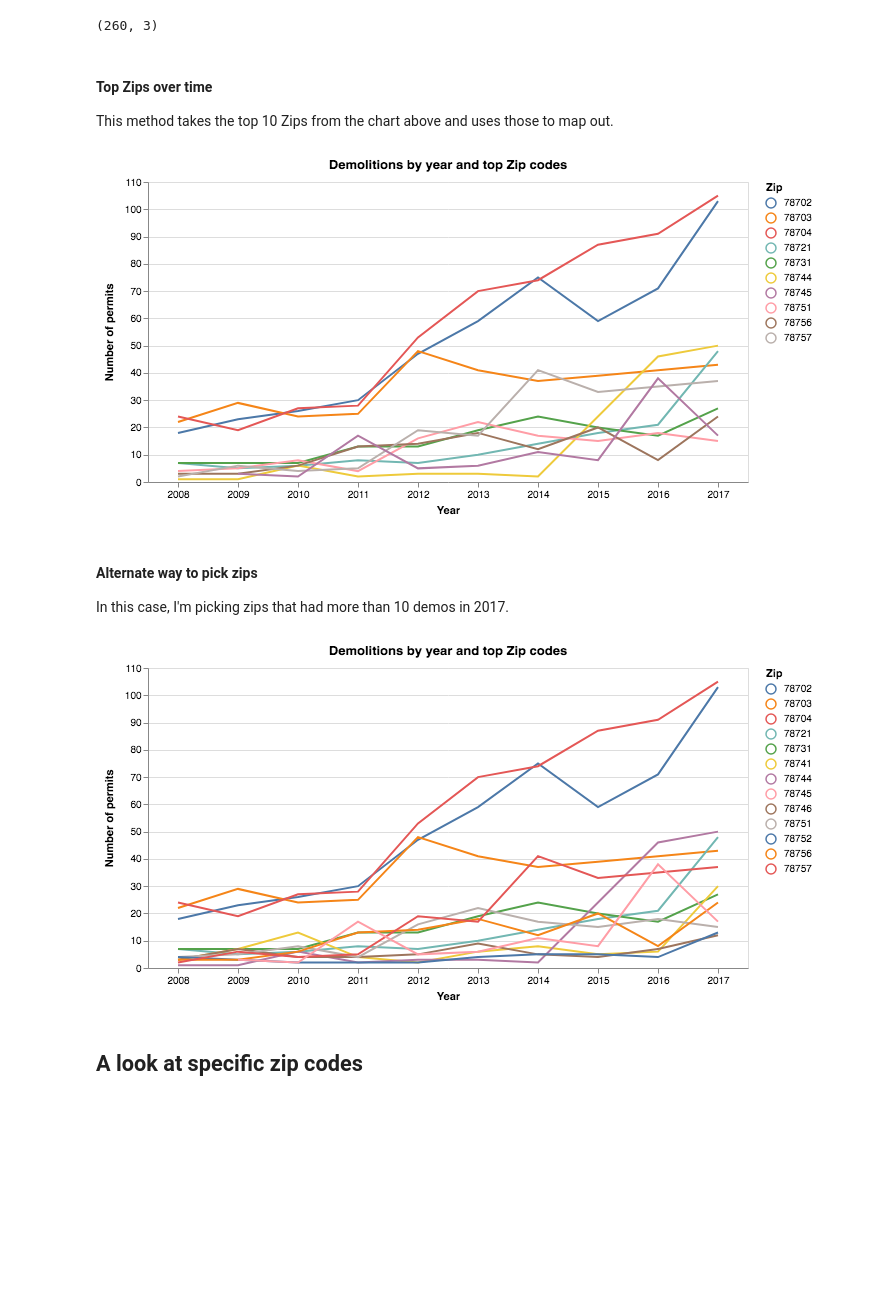
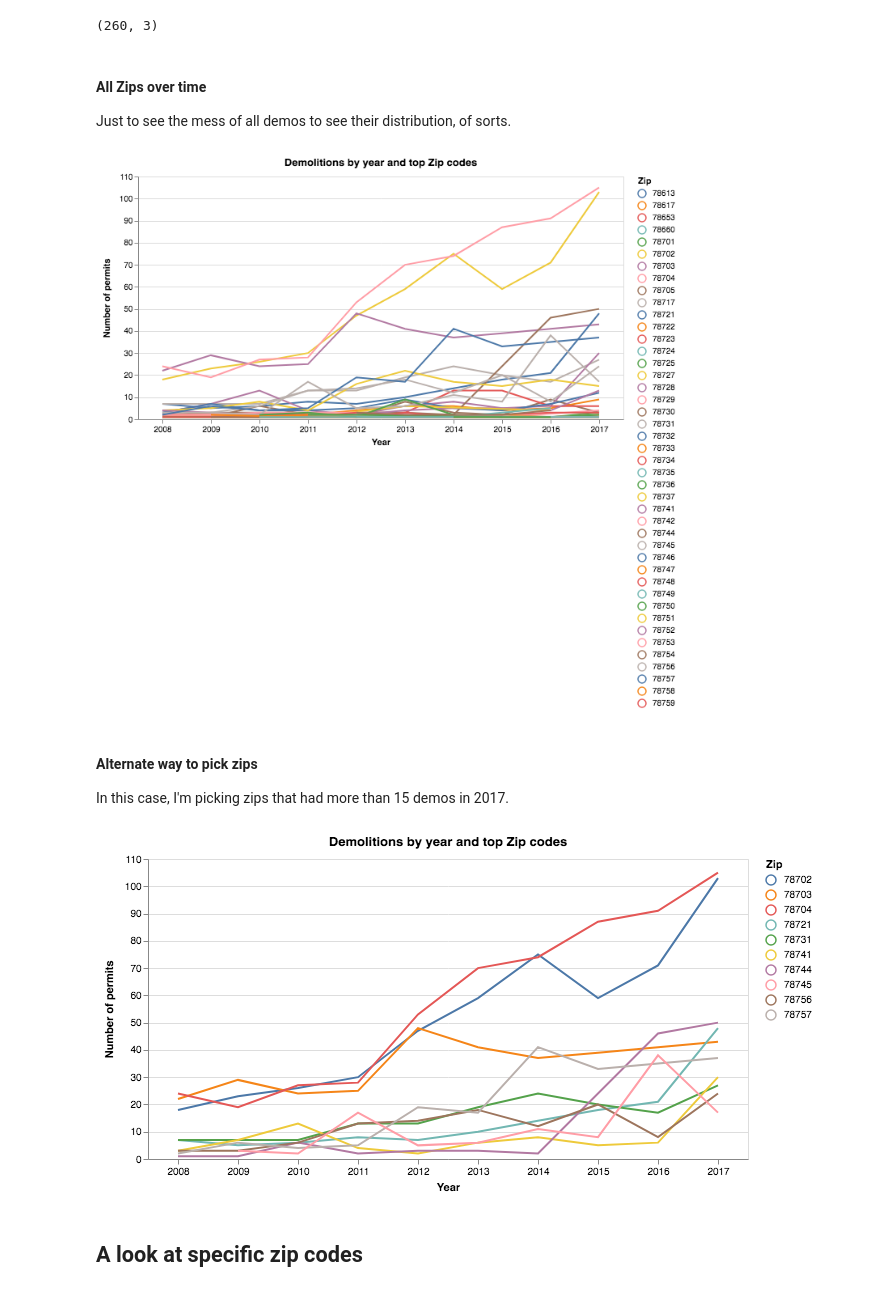
Before and after one commit to swkasica/demolitions, a Jupyter notebook: notebooks/02_Analysis_Full_demos.ipynb, the cells around one changed output. Cells and saved outputs as stored; diff of their text form; code cells hidden in the pictures; blank space fills up the shorter version.

```diff
--- a/notebooks/02_Analysis_Full_demos.ipynb
+++ b/notebooks/02_Analysis_Full_demos.ipynb
@@ -215,7 +253,3 @@ demos_yr_zip.shape
 # demos_yr_zip.head()
 # %% [output]
 (260, 3)
-# %% [markdown]
-#### Top Zips over time
-
-This method takes the top 10 Zips from the chart above and uses those to map out.
@@ -228,23 +256,27 @@ top_demos_yr_zip = demos_yr_zip[demos_yr_zip['Zip'].isin(top_zips)]
+# %% [markdown]
+#### All Zips over time
+
+Just to see the mess of all demos to see their distribution, of sorts.
 # %%
-alt.Chart(top_demos_yr_zip, title="Demolitions by year and top Zip codes").mark_line().encode(
+alt.Chart(demos_yr_zip, title="Demolitions by year and top Zip codes").mark_line().encode(
     x=alt.X("Year:O",
             axis=alt.Axis(title="Year", labelAngle=0)),
     y=alt.Y("Count:Q",
             axis=alt.Axis(title="Number of permits")),
     color="Zip"
 ).properties(width=600)
 # %% [output]
-[figure, old version]
+[figure, new version]
 # %% [markdown]
 #### Alternate way to pick zips
-In this case, I'm picking zips that had more than 10 demos in 2017.
+In this case, I'm picking zips that had more than 15 demos in 2017.
 # %%
 # filter to 2017
 zips_2017 = demos_yr_zip[demos_yr_zip['Year'] == '2017']
 
 # filter the 2017 list to those with 10+ demos
 # sort the list by count descending
-zips_2017_top = zips_2017[zips_2017.Count > 9].sort_values('Count', ascending=False)
+zips_2017_top = zips_2017[zips_2017.Count > 15].sort_values('Count', ascending=False)
 
 # Use the Zip code column above to filter the original demos_yr_zip datatable
 # and create the new dataframe to chart
@@ -258,7 +290,7 @@ alt.Chart(top_demos_yr_zip_new, title="Demolitions by year and top Zip codes").m
     color="Zip"
 ).properties(width=600)
 # %% [output]
-[figure, old version]
+[figure, new version]
 # %% [markdown]
 ## A look at specific zip codes
 # %% [markdown]
```
Also changed, not shown: parts of 18 cells of this notebook, 1 other file.
